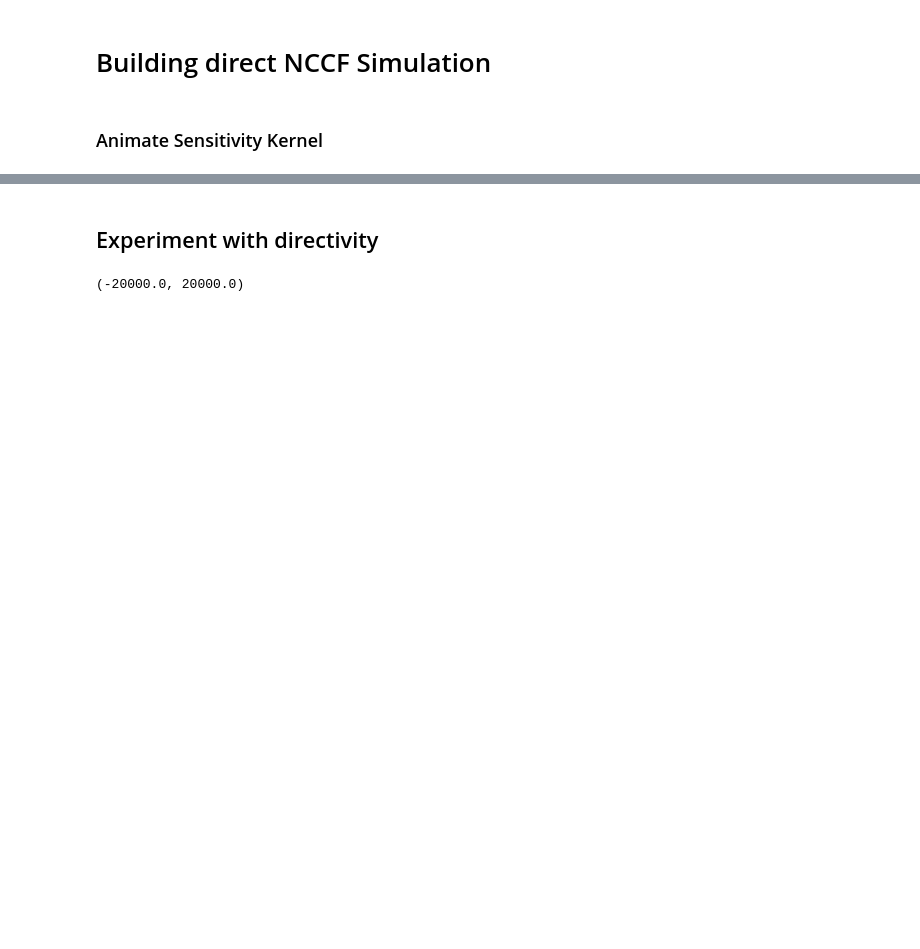
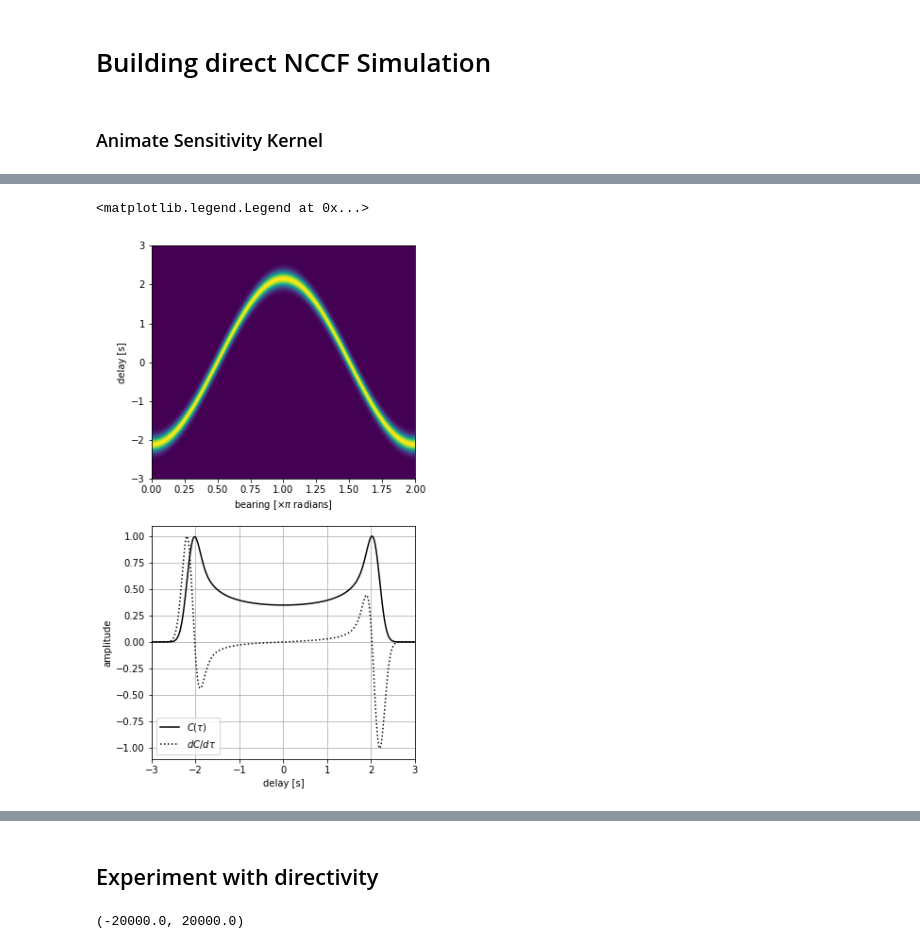
Before and after one commit to John-Ragland/NI_simulation, a Jupyter notebook: scripts/building_directNCCF.ipynb, the cells around one changed output, grey strips where cells are left out. Cells and saved outputs as stored; diff of their text form; code cells hidden in the pictures; blank space fills up the shorter version.

```diff
--- a/scripts/building_directNCCF.ipynb
+++ b/scripts/building_directNCCF.ipynb
@@ -29,0 +49,25 @@ for k, tau in enumerate(tqdm(taus)):
+# %%
+C = env.directly_sim_NCCF(1, correlation_type='all')
+# %%
+C1 = np.sum(C, axis=0)
+# %%
+plt.figure(figsize = (5,10))
+
+plt.subplot(2,1,1)
+plt.imshow(C.T, aspect='auto', extent=[0,2,-30,30])
+plt.ylim([-3,3])
+#plt.ylim([0,1])
+plt.xlabel('bearing [$\\times \pi$ radians]')
+plt.ylabel('delay [s]')
+
+plt.subplot(2,1,2)
+plt.plot(np.linspace(-30,30,C.shape[1]), C1/np.max(C1), 'k', label='$C(\\tau)$')
+plt.plot(np.linspace(-30,30,C.shape[1]), np.gradient(C1)/np.max(np.gradient(C1)), 'k:', label='$dC/d\\tau$')
+plt.grid()
+plt.xlim([-3, 3])
+plt.xlabel('delay [s]')
+plt.ylabel('amplitude')
+plt.legend()
+# %% [output]
+<matplotlib.legend.Legend at 0x...>
+[figure, added]
```
Also changed, not shown: parts of 10 cells of this notebook, 1 other file.
